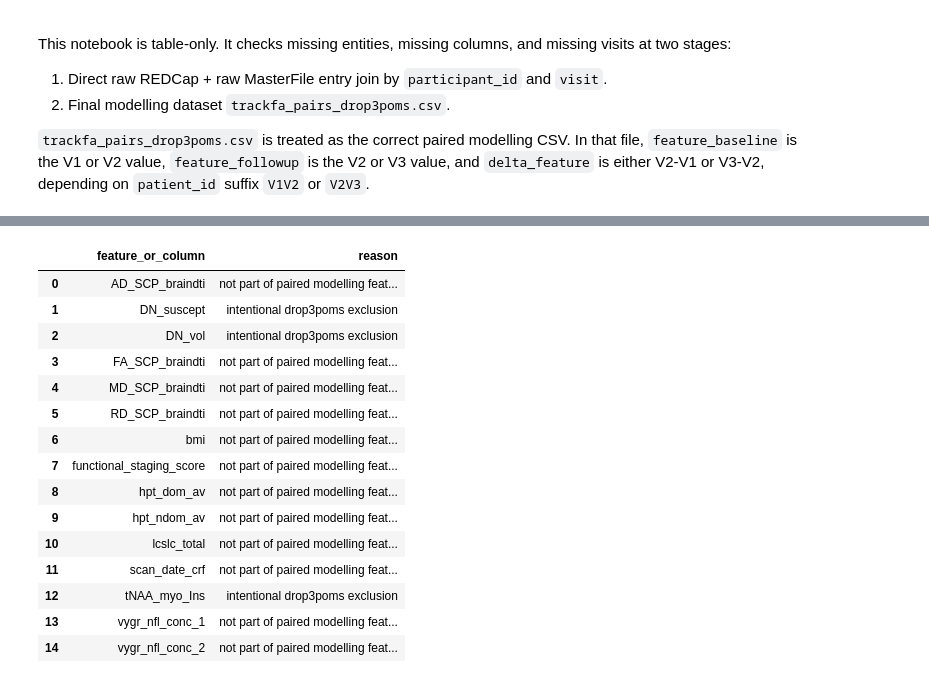
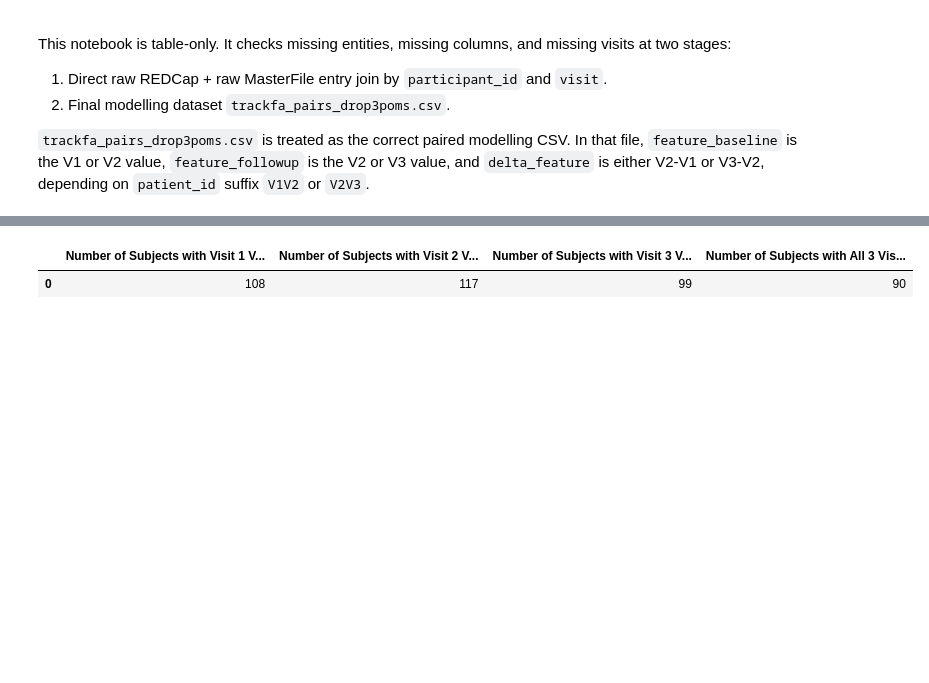
Before and after one commit to YubotKwng/Biomakers, a Jupyter notebook: notebooks/trackfa_merge.ipynb, the cells around one changed output, grey strips where cells are left out. Saved outputs shown, nothing was run; the diff lists cells and outputs as text; code cells hidden in the pictures; blank space fills up the shorter version.

```diff
--- a/notebooks/trackfa_merge.ipynb
+++ b/notebooks/trackfa_merge.ipynb
@@ -200,32 +259,49 @@ Column x pair-type missingness rows in drop3poms: 0
 # %%
-wide_path = REPO_ROOT / "data" / "processed" / "trackfa_merged_wide.csv"
-wide_cols = list(pd.read_csv(wide_path, nrows=1).columns)
-pair_cols = list(pairs_df.columns)
-wide_visit_bases = {re.sub(r"_v[123]$", "", c) for c in wide_cols if re.search(r"_v[123]$", c)}
-pair_bases = set()
-for c in pair_cols:
-    if c.endswith("_baseline"):
-        pair_bases.add(c[: -len("_baseline")])
-    elif c.endswith("_followup"):
-        pair_bases.add(c[: -len("_followup")])
-    elif c.startswith("delta_"):
-        pair_bases.add(c[len("delta_"):])
+pair_meta = pairs_df["patient_id"].astype(str).str.extract(r"(?P<subject>.+)_(?P<pair_type>V1V2|V2V3)$")
 
-excluded_visit_bases = sorted(wide_visit_bases - pair_bases)
-intentional_drop3poms = ["tNAA_myo_Ins", "DN_suscept", "DN_vol"]
-excluded_table = pd.DataFrame({
-    "feature_or_column": excluded_visit_bases,
-    "reason": [
-        "intentional drop3poms exclusion" if f in intentional_drop3poms else "not part of paired modelling feature set or represented under another base name"
-        for f in excluded_visit_bases
-    ],
+value_columns = [c for c in pairs_df.columns if c != "patient_id"]
+missing_feature_entities = (
+    pairs_df[value_columns]
+    .isna()
+    .sum()
+    .rename("n_missing")
+    .reset_index()
+    .rename(columns={"index": "column"})
+)
+missing_feature_entities["missing_pct"] = missing_feature_entities["n_missing"] / len(pairs_df)
+missing_feature_entities = missing_feature_entities[missing_feature_entities["n_missing"] > 0].sort_values(
+    ["n_missing", "column"], ascending=[False, True], kind="mergesort"
+)
+
+subject_visit_availability = pair_meta.groupby("subject")["pair_type"].apply(lambda s: set(s)).reset_index(name="observed_intervals")
+subject_visit_availability["has_visit_1_values"] = subject_visit_availability["observed_intervals"].apply(lambda s: "V1V2" in s)
+subject_visit_availability["has_visit_2_values"] = subject_visit_availability["observed_intervals"].apply(lambda s: bool({"V1V2", "V2V3"} & s))
+subject_visit_availability["has_visit_3_values"] = subject_visit_availability["observed_intervals"].apply(lambda s: "V2V3" in s)
+subject_visit_availability["has_all_3_visit_values"] = subject_visit_availability[
+    ["has_visit_1_values", "has_visit_2_values", "has_visit_3_values"]
+].all(axis=1)
+
+visit_count_summary = pd.DataFrame({
+    "number_of_subjects_with_visit_1_values": [int(subject_visit_availability["has_visit_1_values"].sum())],
+    "number_of_subjects_with_visit_2_values": [int(subject_visit_availability["has_visit_2_values"].sum())],
+    "number_of_subjects_with_visit_3_values": [int(subject_visit_availability["has_visit_3_values"].sum())],
+    "number_of_subjects_with_all_3_visit_values": [int(subject_visit_availability["has_all_3_visit_values"].sum())],
 })
-print("Visit-level feature bases in trackfa_merged_wide.csv not present as pair bases in drop3poms")
-display(excluded_table)
 
-removed_pair_columns = []
-for base in intentional_drop3poms:
-    removed_pair_columns.extend([f"{base}_baseline", f"{base}_followup", f"delta_{base}"])
-print("Pair columns intentionally removed by drop3poms")
-display(pd.DataFrame({"removed_pair_column": removed_pair_columns}))
+missing_visit_subjects = subject_visit_availability.loc[
+    ~subject_visit_availability["has_all_3_visit_values"],
+    ["subject", "observed_intervals"],
+].copy()
+missing_visit_subjects["visit_pair"] = missing_visit_subjects["observed_intervals"].apply(
+    lambda s: ", ".join(sorted(s))
+)
+missing_visit_subjects = missing_visit_subjects[["subject", "visit_pair"]].sort_values(
+    "subject", kind="mergesort"
+).reset_index(drop=True)
+
+print("Number of subjects with Visit 1, Visit 2, Visit 3, and all 3 visit values")
+display_table(visit_count_summary)
+
+print(f"Subjects missing at least one visit value: {len(missing_visit_subjects)}")
+display_table(missing_visit_subjects)
 # %% [output]
@@ -233,16 +309,2 @@ Visit-level feature bases in trackfa_merged_wide.csv not present as pair bases i
-|  | feature_or_column | reason |
-| 0 | AD_SCP_braindti | not part of paired modelling feat... |
-| 1 | DN_suscept | intentional drop3poms exclusion |
-| 2 | DN_vol | intentional drop3poms exclusion |
-| 3 | FA_SCP_braindti | not part of paired modelling feat... |
-| 4 | MD_SCP_braindti | not part of paired modelling feat... |
-| 5 | RD_SCP_braindti | not part of paired modelling feat... |
-| 6 | bmi | not part of paired modelling feat... |
-| 7 | functional_staging_score | not part of paired modelling feat... |
-| 8 | hpt_dom_av | not part of paired modelling feat... |
-| 9 | hpt_ndom_av | not part of paired modelling feat... |
-| 10 | lcslc_total | not part of paired modelling feat... |
-| 11 | scan_date_crf | not part of paired modelling feat... |
-| 12 | tNAA_myo_Ins | intentional drop3poms exclusion |
-| 13 | vygr_nfl_conc_1 | not part of paired modelling feat... |
-| 14 | vygr_nfl_conc_2 | not part of paired modelling feat... |
+|  | Number of Subjects with Visit 1 V... | Number of Subjects with Visit 2 V... | Number of Subjects with Visit 3 V... | Number of Subjects with All 3 Vis... |
+| 0 | 108 | 117 | 99 | 90 |
```
Also changed, not shown: parts of 11 cells of this notebook, 3 other files.
